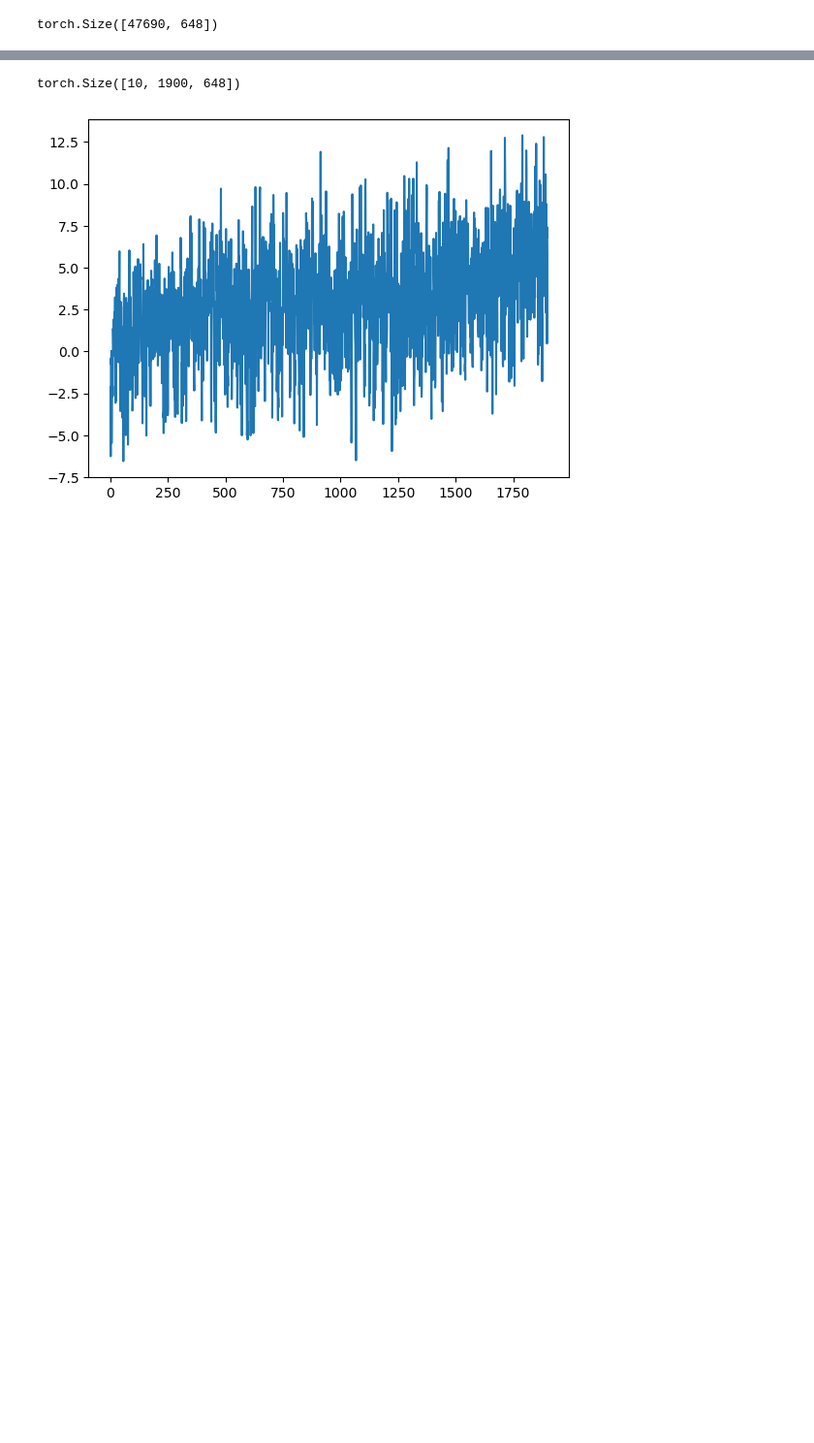
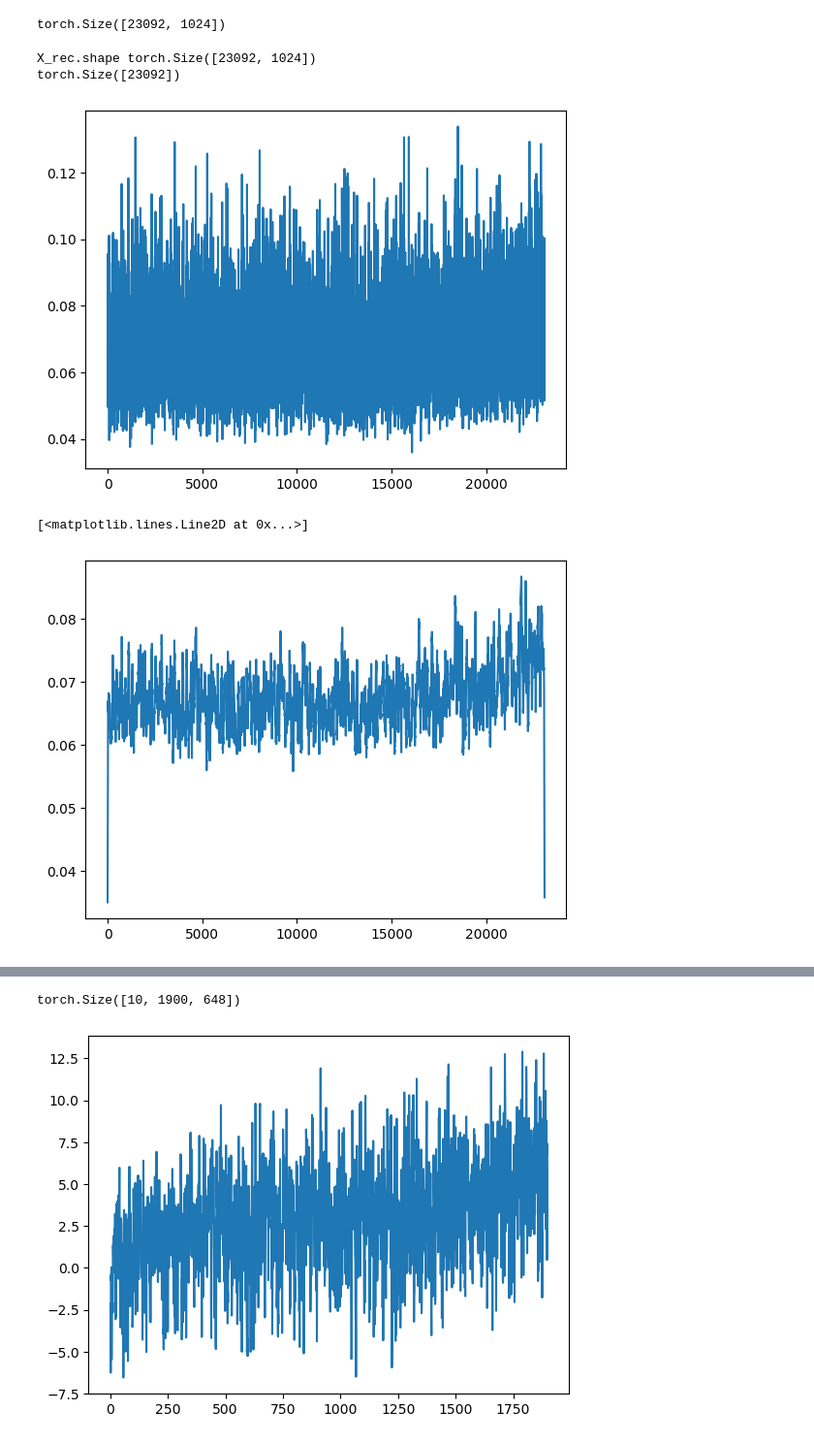
Before and after one commit to Motte12/dpa_for_llaae, a Jupyter notebook: data_exploration/PCA_TREFHT_train.ipynb, the cells around one changed output, grey strips where cells are left out. Shown at 97% size. Saved outputs shown, nothing was run; the diff lists cells and outputs as text; code cells hidden in the pictures; blank space fills up the shorter version.

```diff
--- a/data_exploration/PCA_TREFHT_train.ipynb
+++ b/data_exploration/PCA_TREFHT_train.ipynb
@@ -11,3 +11,7 @@ import evaluation
 from engression.loss_func import energy_loss, energy_loss_two_sample
 import matplotlib.pyplot as plt
 import json
+# %%
+ds_raw = xr.open_dataset("/work/fl53wumy-dpa_data/fl53wumy-llaae_data_new_22092025-1763346001/fl53wumy-llaae_data_new-1758244802/fl53wumy-llaae_data_new-1748049607/other_data/b.e21.f09_g17.LE2-1001.001.cam.h1.TREFHT.1850-2100.nc")
+ds = ds_raw.assign_coords(lon=(((ds_raw.lon + 180) % 360) - 180)).sortby("lon")
+ds
@@ -58,3 +129,7 @@ torch.Size([429210, 1024])
+# %%
+t_eur_jja_torch = ut.data_to_torch(t_eur_jja, "TREFHT")
+# %% [output]
+torch.Size([23092, 1024])
 # %%
 import torch
 
@@ -103,7 +227,23 @@ def pca_variance_explained(X):
     evr = eigvals / eigvals.sum()
     cev = torch.cumsum(evr, dim=0)
     return evr, cev
-# %%
-x_tr_reduced.shape
-# %% [output]
-torch.Size([47690, 648])
+# %%
+# all time
+X = t_eur_jja_torch #x_tr_raw #x_tr_reduced
+no_pcs = 648
+X_rec, rmse = pca_reconstruct_rmse_highprec(X, no_pcs)
+
+
+print("X_rec.shape", X_rec.shape)
+print(rmse.shape)
+n=0
+plt.plot(rmse)
+plt.show()
+
+plt.plot(rmse_smooth)
+# %% [output]
+X_rec.shape torch.Size([23092, 1024])
+torch.Size([23092])
+[figure, added]
+[<matplotlib.lines.Line2D at 0x...>]
+[figure, added]
```
Also changed, not shown: parts of 8 cells of this notebook, 23 other files.
